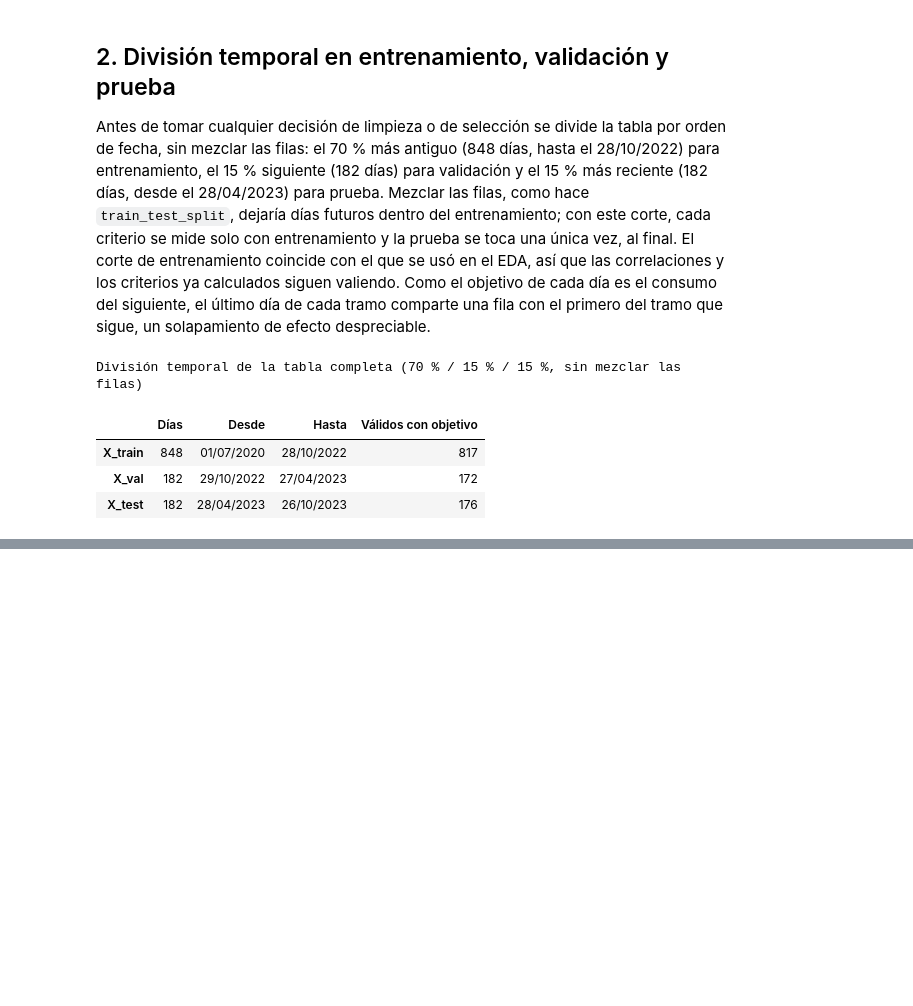
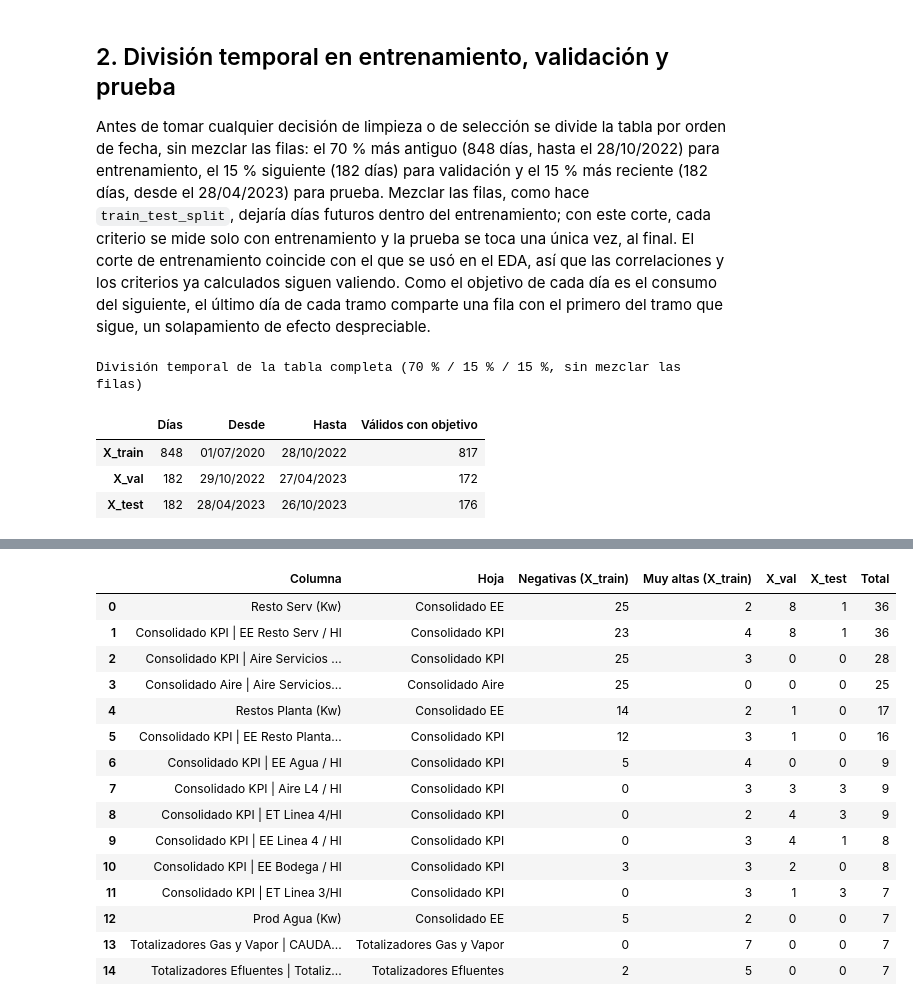
Before and after one commit to AlesioRios/Trabajo-Practico-Final-LD2, a Jupyter notebook: notebooks/preprocesamiento.ipynb, the cells around one changed output, grey strips where cells are left out. Drawn from its saved outputs; the diff is of its cells as text; code cells hidden in the pictures; blank space fills up the shorter version.

```diff
--- a/notebooks/preprocesamiento.ipynb
+++ b/notebooks/preprocesamiento.ipynb
@@ -20,7 +20,8 @@ importlib.reload(preprocessing_pipeline)    # vuelve a leer el archivo de src/
 # %% [output]
 <module 'preprocessing_pipeline' from 'c:\\Users\\Asus\\Desktop\\Automatizaciones\\Materias Facultad\\Tercer Año - Segundo Cuatrimestre\\Laboratorio de Datos II\\Trabajo Práctico Final LD2\\notebooks\ ...
 # %%
-tabla_completa = construir_tabla_completa(Path("../data"))   # tarda unos 6 minutos: lee los tres Excel completos
+from preprocessing_pipeline import cargar_tabla_completa
+tabla_completa = cargar_tabla_completa(Path("../data"))   # la primera vez tarda ~6 min; después, segundos
 
 control = pd.DataFrame({"Valor": {
     "Días (filas)": len(tabla_completa),
@@ -64,0 +117,17 @@ División temporal de la tabla completa (70 % / 15 % / 15 %, sin mezclar las fil
+# %%
+# Columnas derivadas del contador de energía que falló: Consolidado EE y las razones "EE ... / Hl" del KPI
+columnas_de_energia = [c for c in X_train.columns
+                       if c not in COLUMNAS_DE_CONTROL
+                       and (" | " not in c or c.startswith("Consolidado KPI | EE"))]
+
+def anular_dias_invalidos(parte, columnas):
+    """Pone vacío (NaN) las columnas indicadas en los días marcados como no válidos."""
+    parte = parte.copy()
+    parte.loc[~parte["valido"], columnas] = float("nan")
+    return parte
+
+X_train = anular_dias_invalidos(X_train, columnas_de_energia)
+X_val = anular_dias_invalidos(X_val, columnas_de_energia)
+X_test = anular_dias_invalidos(X_test, columnas_de_energia)
+
+print(f"Columnas anuladas en los días inválidos: {len(columnas_de_energia)}")
@@ -64,0 +148,47 @@ División temporal de la tabla completa (70 % / 15 % / 15 %, sin mezclar las fil
+# %%
+columnas_de_medicion = [c for c in X_train.columns if c not in COLUMNAS_DE_CONTROL]   # las 262 columnas que no son de control
+
+FACTOR_SOBRE_P99 = 5     # una celda es absurda si supera 5 veces el percentil 99 de su columna (medido en X_train)
+limite_superior = FACTOR_SOBRE_P99 * X_train[columnas_de_medicion].apply(pd.to_numeric, errors="coerce").quantile(0.99)
+limite_superior = limite_superior.where(limite_superior > 0)     # percentil 99 igual a 0: sin límite (columna intermitente)
+columnas_de_temperatura = [c for c in columnas_de_medicion if "Temp" in c]
+
+def marcar_valores_absurdos(parte, columnas, limite_superior, columnas_de_temperatura):
+    """Devuelve dos tablas de verdadero/falso: celdas negativas (salvo temperaturas) y celdas por encima del límite."""
+    valores = parte[columnas].apply(pd.to_numeric, errors="coerce")
+    negativas = (valores < 0) & ~valores.columns.isin(columnas_de_temperatura)
+    muy_altas = valores > limite_superior                    # comparar con NaN da falso: no se marca
+    return negativas, muy_altas
+
+def anular_valores_absurdos(parte, columnas, limite_superior, columnas_de_temperatura):
+    """Pone vacío (NaN) las celdas marcadas como absurdas; el resto de la tabla queda igual."""
+    parte = parte.copy()
+    negativas, muy_altas = marcar_valores_absurdos(parte, columnas, limite_superior, columnas_de_temperatura)
+    parte[columnas] = parte[columnas].apply(pd.to_numeric, errors="coerce").mask(negativas | muy_altas)
+    return parte
+
+# Primero se cuenta (antes de anular), después se anula
+marcas = {n: marcar_valores_absurdos(p, columnas_de_medicion, limite_superior, columnas_de_temperatura)
+          for n, p in {"X_train": X_train, "X_val": X_val, "X_test": X_test}.items()}
+
+X_train = anular_valores_absurdos(X_train, columnas_de_medicion, limite_superior, columnas_de_temperatura)
+X_val = anular_valores_absurdos(X_val, columnas_de_medicion, limite_superior, columnas_de_temperatura)
+X_test = anular_valores_absurdos(X_test, columnas_de_medicion, limite_superior, columnas_de_temperatura)
+
+print("Celdas anuladas por ser absurdas, por parte")
+display(tabla_simple(pd.DataFrame({"Celdas anuladas": {n: int(negativas.sum().sum() + altos.sum().sum()) for n, (negativas, altos) in marcas.items()}}), precision=0))
+
+anuladas_por_columna = pd.DataFrame({
+    "Negativas (X_train)": marcas["X_train"][0].sum(),
+    "Muy altas (X_train)": marcas["X_train"][1].sum(),
+    "X_val": marcas["X_val"][0].sum() + marcas["X_val"][1].sum(),
+    "X_test": marcas["X_test"][0].sum() + marcas["X_test"][1].sum()})
+anuladas_por_columna = anuladas_por_columna[anuladas_por_columna.sum(axis=1) > 0]       # solo las columnas con alguna celda anulada
+anuladas_por_columna = anuladas_por_columna.assign(Total=anuladas_por_columna.sum(axis=1)).sort_values("Total", ascending=False)
+anuladas_por_columna.insert(0, "Hoja", [c.split(" | ")[0] if " | " in c else "Consolidado EE" for c in anuladas_por_columna.index])
+
+columnas_train = int(((anuladas_por_columna["Negativas (X_train)"] + anuladas_por_columna["Muy altas (X_train)"]) > 0).sum())
+print(f"Columnas con celdas anuladas: {len(anuladas_por_columna)} de {len(columnas_de_medicion)} en alguna de las tres partes "
+      f"({columnas_train} en X_train). Se muestran las 15 con más celdas anuladas.")
+display(tabla_simple(anuladas_por_columna.head(15).rename_axis("Columna").reset_index(), precision=0))
+# %% [output]
@@ -64,0 +201,16 @@ División temporal de la tabla completa (70 % / 15 % / 15 %, sin mezclar las fil
+|  | Columna | Hoja | Negativas (X_train) | Muy altas (X_train) | X_val | X_test | Total |
+| 0 | Resto Serv (Kw) | Consolidado EE | 25 | 2 | 8 | 1 | 36 |
+| 1 | Consolidado KPI | EE Resto Serv / Hl | Consolidado KPI | 23 | 4 | 8 | 1 | 36 |
+| 2 | Consolidado KPI | Aire Servicios ... | Consolidado KPI | 25 | 3 | 0 | 0 | 28 |
+| 3 | Consolidado Aire | Aire Servicios... | Consolidado Aire | 25 | 0 | 0 | 0 | 25 |
+| 4 | Restos Planta (Kw) | Consolidado EE | 14 | 2 | 1 | 0 | 17 |
+| 5 | Consolidado KPI | EE Resto Planta... | Consolidado KPI | 12 | 3 | 1 | 0 | 16 |
+| 6 | Consolidado KPI | EE Agua / Hl | Consolidado KPI | 5 | 4 | 0 | 0 | 9 |
+| 7 | Consolidado KPI | Aire L4 / Hl | Consolidado KPI | 0 | 3 | 3 | 3 | 9 |
+| 8 | Consolidado KPI | ET Linea 4/Hl | Consolidado KPI | 0 | 2 | 4 | 3 | 9 |
+| 9 | Consolidado KPI | EE Linea 4 / Hl | Consolidado KPI | 0 | 3 | 4 | 1 | 8 |
+| 10 | Consolidado KPI | EE Bodega / Hl | Consolidado KPI | 3 | 3 | 2 | 0 | 8 |
+| 11 | Consolidado KPI | ET Linea 3/Hl | Consolidado KPI | 0 | 3 | 1 | 3 | 7 |
+| 12 | Prod Agua (Kw) | Consolidado EE | 5 | 2 | 0 | 0 | 7 |
+| 13 | Totalizadores Gas y Vapor | CAUDA... | Totalizadores Gas y Vapor | 0 | 7 | 0 | 0 | 7 |
+| 14 | Totalizadores Efluentes | Totaliz... | Totalizadores Efluentes | 2 | 5 | 0 | 0 | 7 |
```
Also changed, not shown: parts of 10 cells of this notebook, 1 other file.
